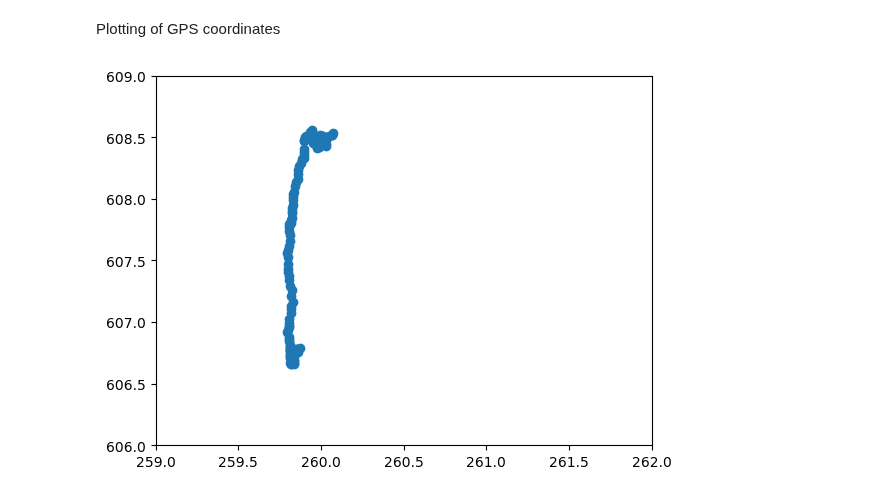
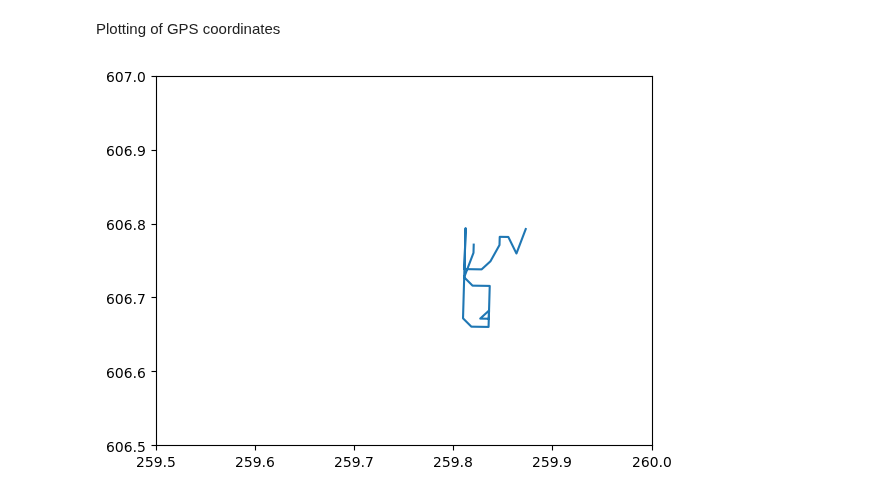
Before and after one commit to PhantomPickle/FDEM, a Jupyter notebook: mag_mapping.ipynb, the cells around one changed output. Cells and saved outputs as stored; diff of their text form; code cells hidden in the pictures.

```diff
--- a/mag_mapping.ipynb
+++ b/mag_mapping.ipynb
@@ -25,11 +30,11 @@ utm_lat, utm_lon, zone_num, zone_letter = utm.from_latlon(gps_lat, gps_lon)
 # %% [markdown]
 Plotting of GPS coordinates
 # %%
-plt.scatter(utm_lat%1000, utm_lon%1000)
-plt.ylim(606,609)
-plt.xlim(259,262)
+plt.plot(utm_lat%1000, utm_lon%1000)
+plt.ylim(606.5,607)
+plt.xlim(259.5,260)
 plt.show()
 # %% [output]
-[figure, old version]
+[figure, new version]
 # %%
 # Interpolate mag data to gps coords
```
Also changed, not shown: parts of 3 cells of this notebook, 2 other files.
